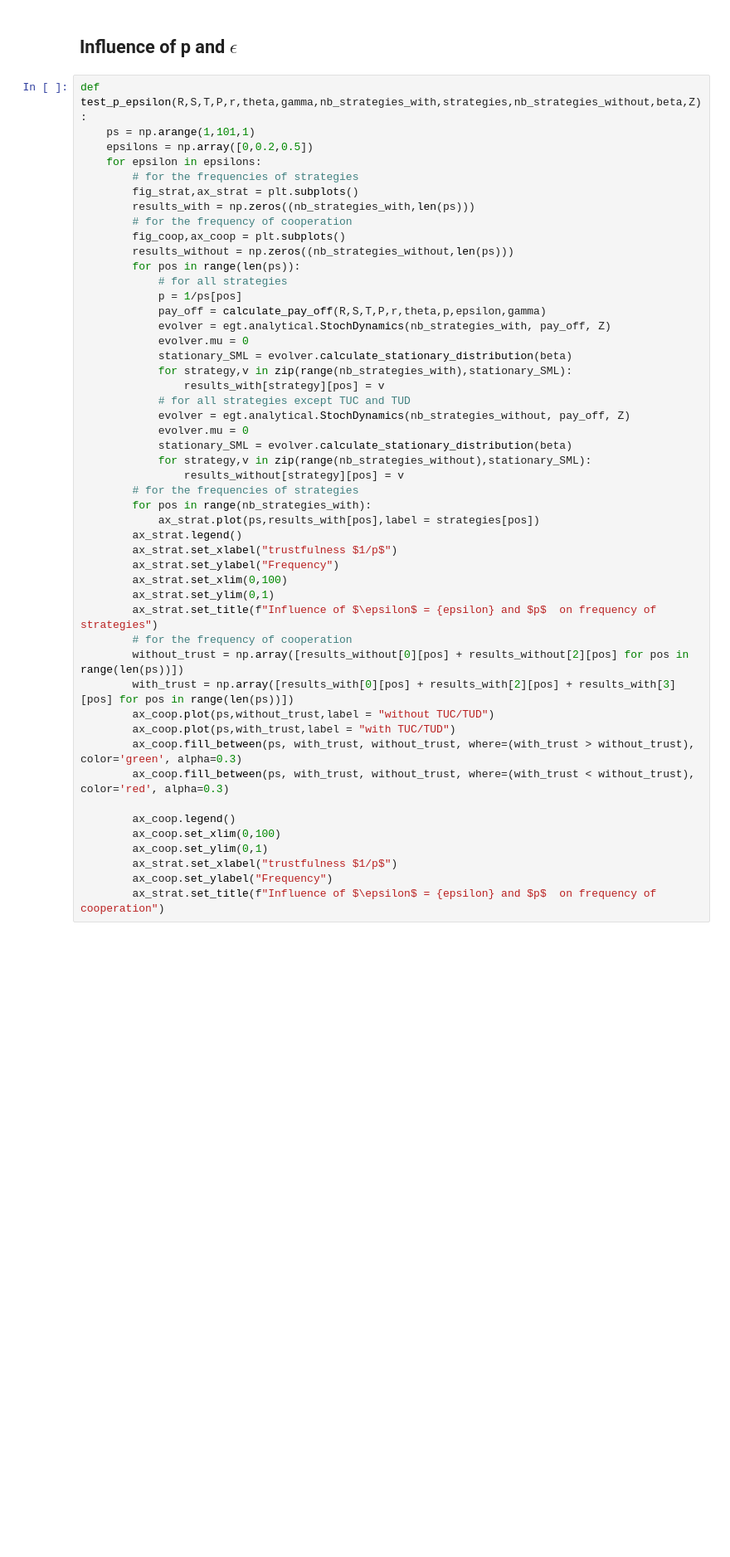
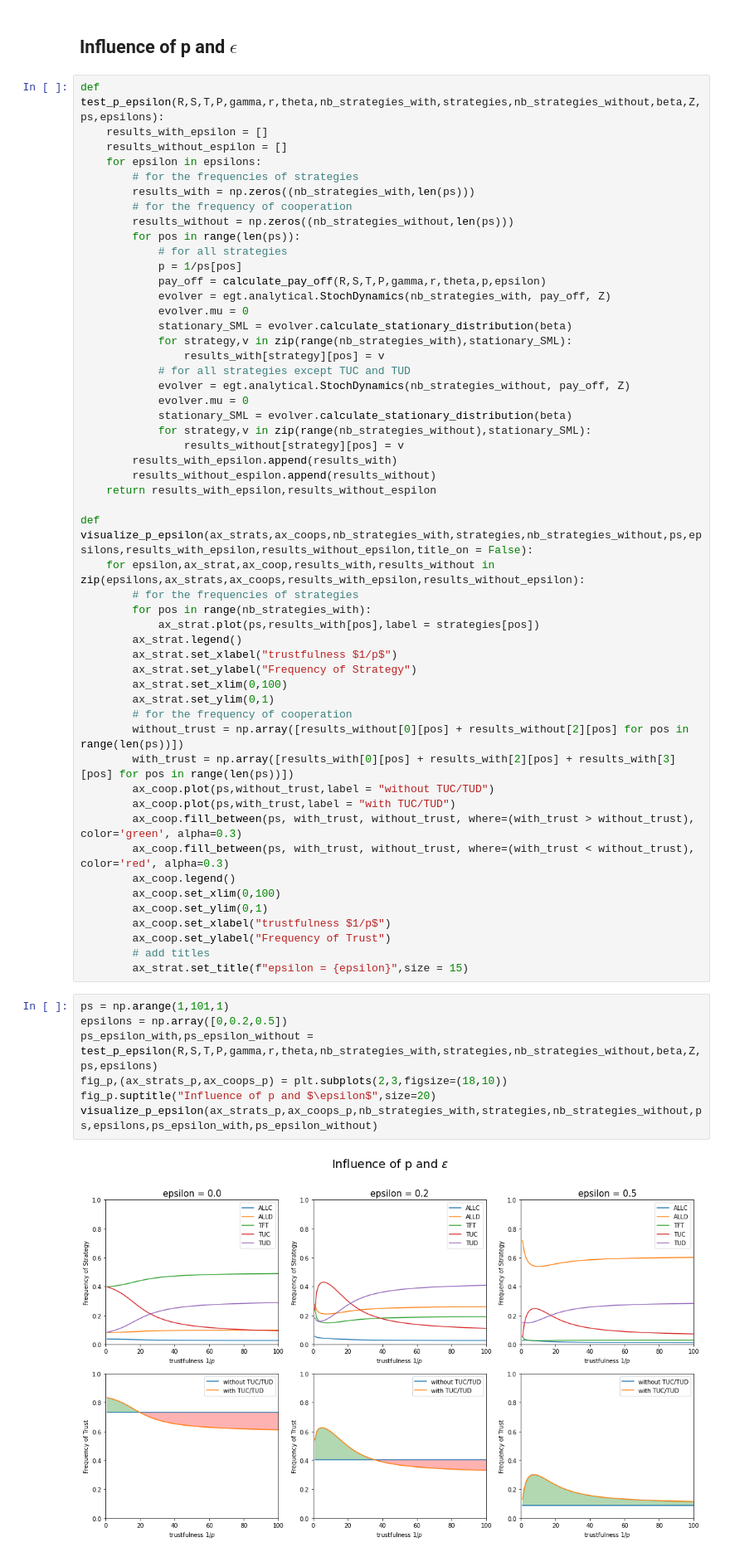
Before and after one commit to ErinnVdSande/CGT-Project, a Jupyter notebook: Project.ipynb, the cells around one changed output. Shown at 83% size. Cells and saved outputs as stored; diff of their text form; blank space fills up the shorter version.

```diff
--- a/Project.ipynb
+++ b/Project.ipynb
@@ -205,20 +215,18 @@ test_gamma_r(R,S,T,P,theta,p,epsilon,nb_strategies_with,strategies,nb_strategies
 # %% [markdown]
 ## Influence of p and $\epsilon$
 # %%
-def test_p_epsilon(R,S,T,P,r,theta,gamma,nb_strategies_with,strategies,nb_strategies_without,beta,Z):
-    ps = np.arange(1,101,1)
-    epsilons = np.array([0,0.2,0.5])
+def test_p_epsilon(R,S,T,P,gamma,r,theta,nb_strategies_with,strategies,nb_strategies_without,beta,Z,ps,epsilons):
+    results_with_epsilon = []
+    results_without_espilon = []
     for epsilon in epsilons:
         # for the frequencies of strategies
-        fig_strat,ax_strat = plt.subplots()
         results_with = np.zeros((nb_strategies_with,len(ps)))
         # for the frequency of cooperation
-        fig_coop,ax_coop = plt.subplots()
         results_without = np.zeros((nb_strategies_without,len(ps)))
         for pos in range(len(ps)):
             # for all strategies
             p = 1/ps[pos]
-            pay_off = calculate_pay_off(R,S,T,P,r,theta,p,epsilon,gamma)
+            pay_off = calculate_pay_off(R,S,T,P,gamma,r,theta,p,epsilon)
             evolver = egt.analytical.StochDynamics(nb_strategies_with, pay_off, Z)
             evolver.mu = 0
             stationary_SML = evolver.calculate_stationary_distribution(beta)
@@ -230,15 +238,20 @@ def test_p_epsilon(R,S,T,P,r,theta,gamma,nb_strategies_with,strategies,nb_strate
             stationary_SML = evolver.calculate_stationary_distribution(beta)
             for strategy,v in zip(range(nb_strategies_without),stationary_SML):
                 results_without[strategy][pos] = v
+        results_with_epsilon.append(results_with)
+        results_without_espilon.append(results_without)
+    return results_with_epsilon,results_without_espilon
+
+def visualize_p_epsilon(ax_strats,ax_coops,nb_strategies_with,strategies,nb_strategies_without,ps,epsilons,results_with_epsilon,results_without_epsilon,title_on = False):
+    for epsilon,ax_strat,ax_coop,results_with,results_without in zip(epsilons,ax_strats,ax_coops,results_with_epsilon,results_without_epsilon):
         # for the frequencies of strategies
         for pos in range(nb_strategies_with):
             ax_strat.plot(ps,results_with[pos],label = strategies[pos])
         ax_strat.legend()
         ax_strat.set_xlabel("trustfulness $1/p$")
-        ax_strat.set_ylabel("Frequency")
+        ax_strat.set_ylabel("Frequency of Strategy")
         ax_strat.set_xlim(0,100)
         ax_strat.set_ylim(0,1)
-        ax_strat.set_title(f"Influence of $\epsilon$ = {epsilon} and $p$  on frequency of strategies")
         # for the frequency of cooperation
         without_trust = np.array([results_without[0][pos] + results_without[2][pos] for pos in range(len(ps))])
         with_trust = np.array([results_with[0][pos] + results_with[2][pos] + results_with[3][pos] for pos in range(len(ps))])
@@ -246,10 +259,19 @@ def test_p_epsilon(R,S,T,P,r,theta,gamma,nb_strategies_with,strategies,nb_strate
         ax_coop.plot(ps,with_trust,label = "with TUC/TUD")
         ax_coop.fill_between(ps, with_trust, without_trust, where=(with_trust > without_trust), color='green', alpha=0.3)
         ax_coop.fill_between(ps, with_trust, without_trust, where=(with_trust < without_trust), color='red', alpha=0.3)
-
         ax_coop.legend()
         ax_coop.set_xlim(0,100)
         ax_coop.set_ylim(0,1)
-        ax_strat.set_xlabel("trustfulness $1/p$")
-        ax_coop.set_ylabel("Frequency")
-        ax_strat.set_title(f"Influence of $\epsilon$ = {epsilon} and $p$  on frequency of cooperation")
+        ax_coop.set_xlabel("trustfulness $1/p$")
+        ax_coop.set_ylabel("Frequency of Trust")
+        # add titles
+        ax_strat.set_title(f"epsilon = {epsilon}",size = 15)
+# %%
+ps = np.arange(1,101,1)
+epsilons = np.array([0,0.2,0.5])
+ps_epsilon_with,ps_epsilon_without = test_p_epsilon(R,S,T,P,gamma,r,theta,nb_strategies_with,strategies,nb_strategies_without,beta,Z,ps,epsilons)
+fig_p,(ax_strats_p,ax_coops_p) = plt.subplots(2,3,figsize=(18,10))
+fig_p.suptitle("Influence of p and $\epsilon$",size=20)
+visualize_p_epsilon(ax_strats_p,ax_coops_p,nb_strategies_with,strategies,nb_strategies_without,ps,epsilons,ps_epsilon_with,ps_epsilon_without)
+# %% [output]
+[figure, added]
```
Also changed, not shown: parts of 19 cells of this notebook.
